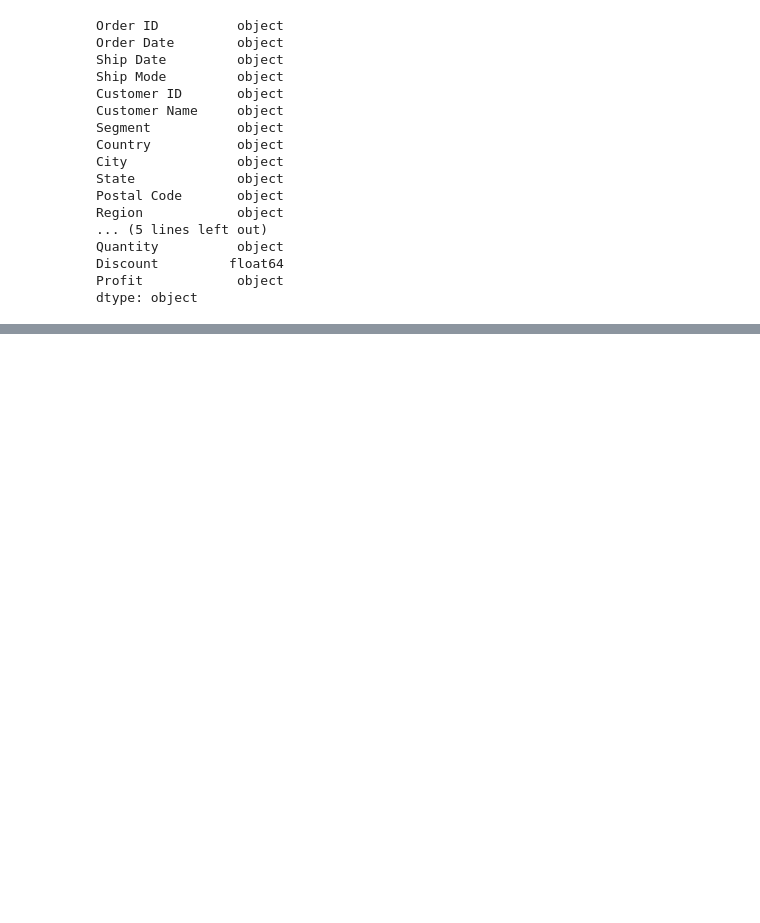
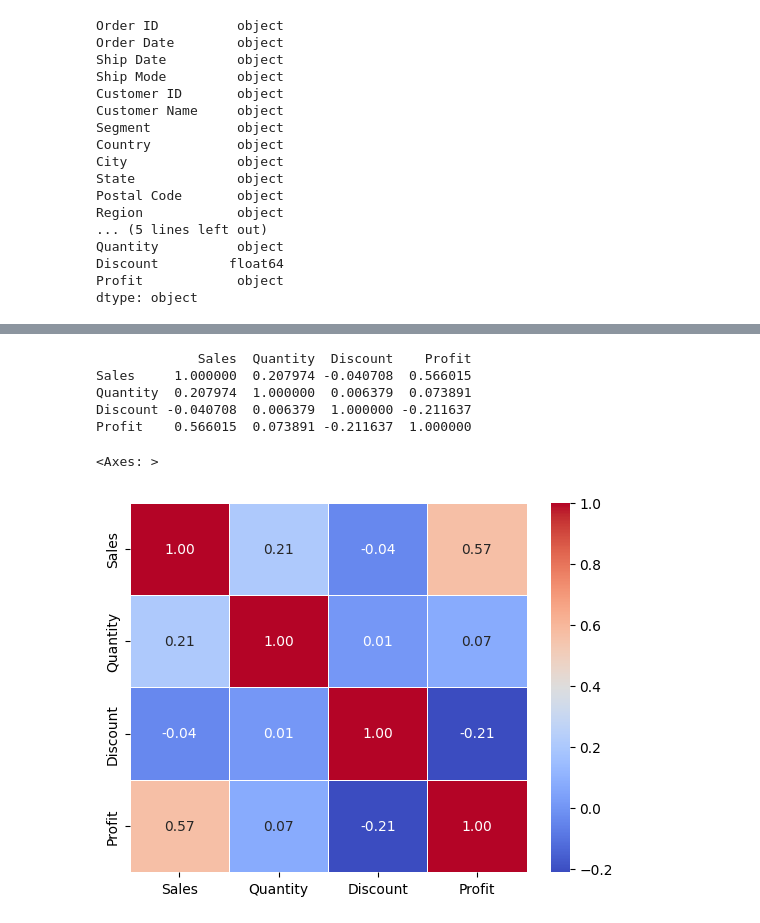
Before and after one commit to engmohamedsalah/AIMaster-Training, a Jupyter notebook: Building_an_AI_based_Application.ipynb, the cells around one changed output, grey strips where cells are left out. Drawn from its saved outputs; the diff is of its cells as text; code cells hidden in the pictures; blank space fills up the shorter version.

```diff
--- a/Building_an_AI_based_Application.ipynb
+++ b/Building_an_AI_based_Application.ipynb
@@ -163,0 +281,14 @@ dtype: int64
+# %%
+correlation_matrix = df_super_store.corr()
+print(correlation_matrix)
+# %% [output]
+             Sales  Quantity  Discount    Profit
+Sales     1.000000  0.207974 -0.040708  0.566015
+Quantity  0.207974  1.000000  0.006379  0.073891
+Discount -0.040708  0.006379  1.000000 -0.211637
+Profit    0.566015  0.073891 -0.211637  1.000000
+# %%
+sns.heatmap(correlation_matrix, annot=True, cmap='coolwarm', fmt='.2f', linewidths=.5)
+# %% [output]
+<Axes: >
+[figure, added]
```
Also changed, not shown: parts of 24 cells of this notebook.
